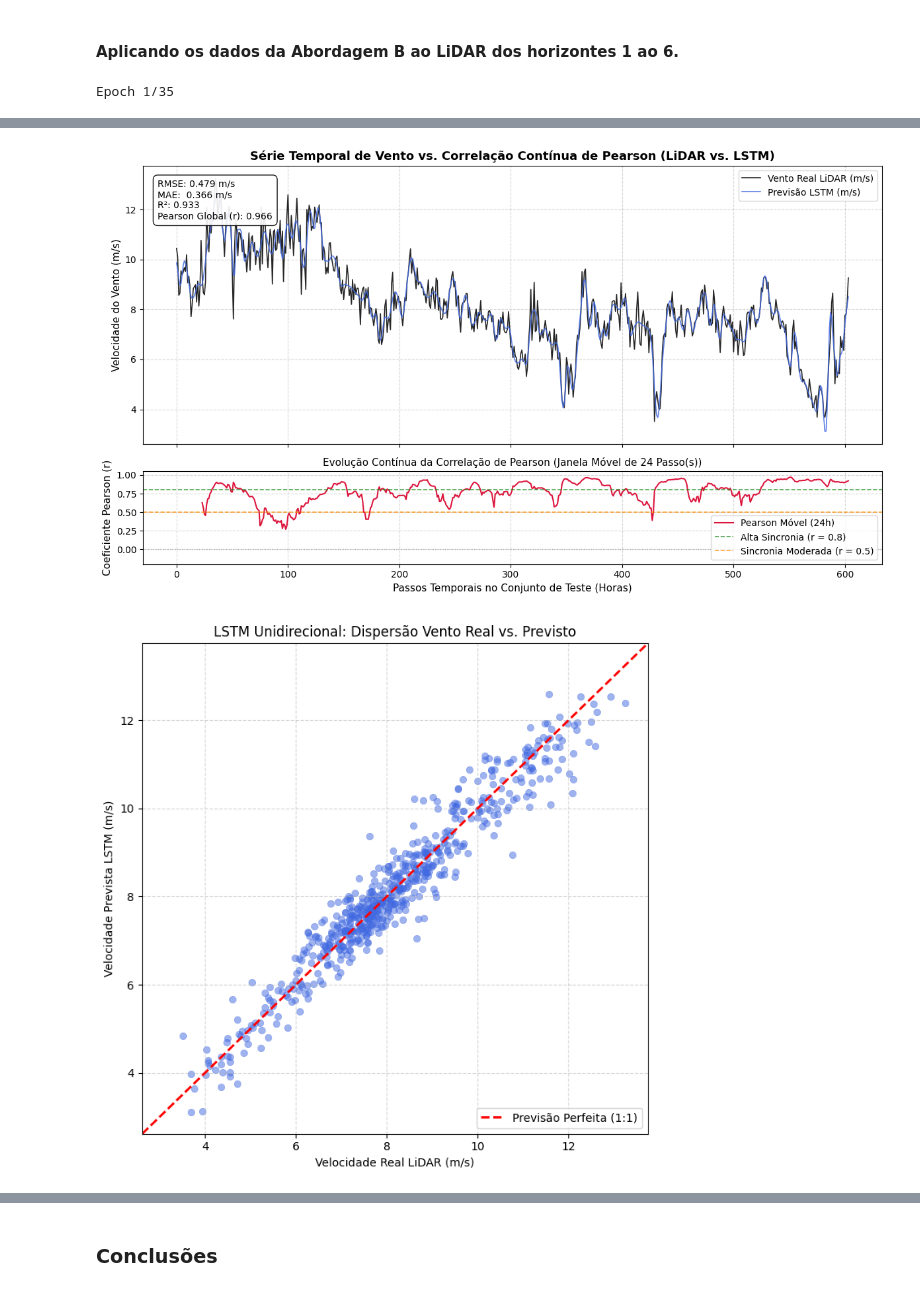
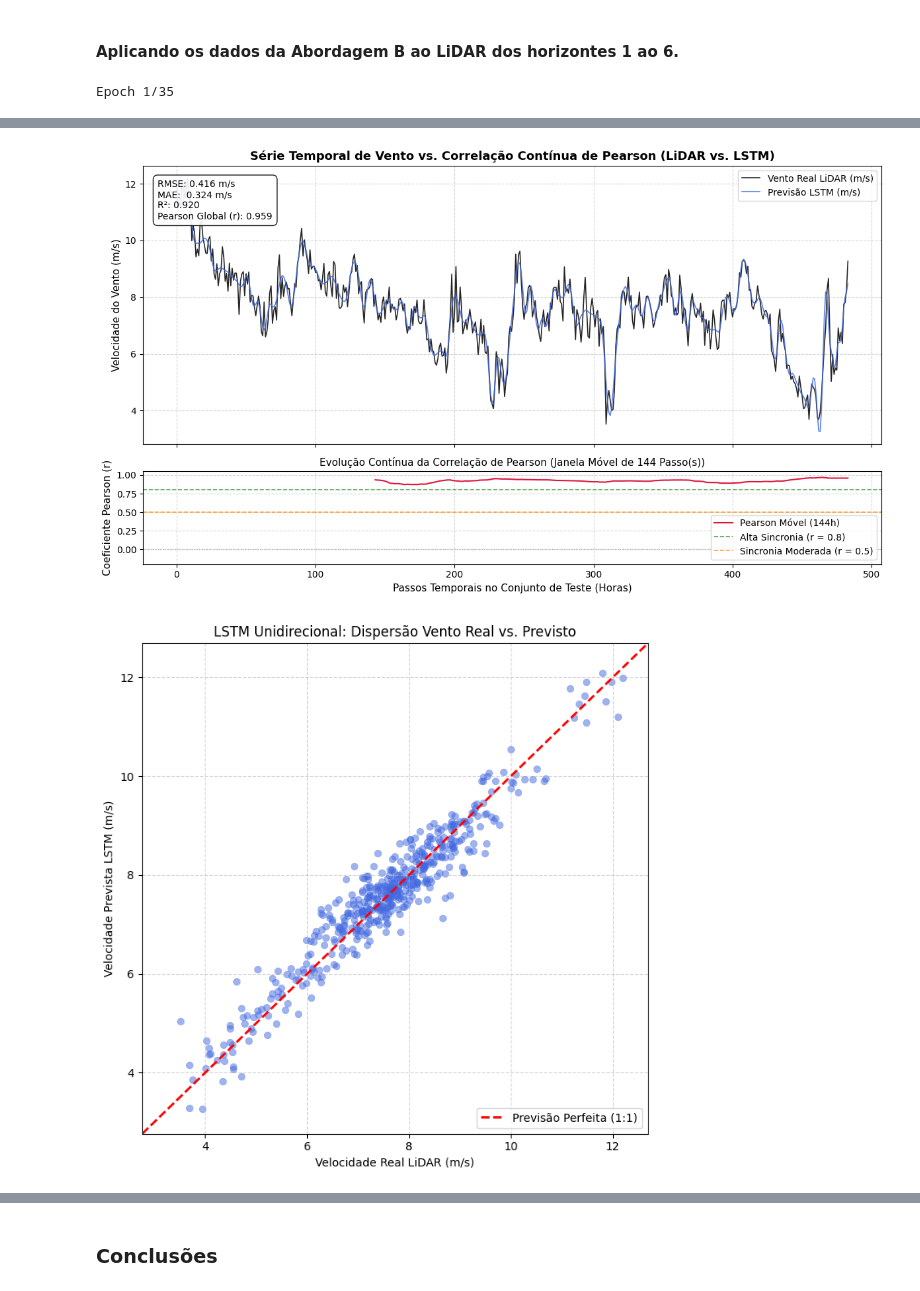
Before and after one commit to Ig0r-or/Wind-Speed-Forecasting-Using-LiDAR-ERA5-and-Deep-Learning, a Jupyter notebook: notebooks/2_1_LSTM_Unidirecional.ipynb, the cells around one changed output, grey strips where cells are left out. Drawn from its saved outputs; the diff is of its cells as text; code cells hidden in the pictures.

```diff
--- a/notebooks/2_1_LSTM_Unidirecional.ipynb
+++ b/notebooks/2_1_LSTM_Unidirecional.ipynb
@@ -479,14 +480,14 @@ y_test_raw = scaler_y.transform(test_df[[target]])
 # ==========================================
 # 3. JANELA DESLIZANTE (SLIDING WINDOW)
 # ==========================================
-def create_sequences(X_data, y_data, lookback=24):
+def create_sequences(X_data, y_data, lookback=144):
   X_out, y_out = [], []
   for i in range(len(X_data) - lookback):
     X_out.append(X_data[i : i + lookback, :])
     y_out.append(y_data[i + lookback, 0])
   return np.array(X_out), np.array(y_out)
 
-LOOKBACK = 24  # Usa as últimas 24h/timestamps para prever a hora seguinte
+LOOKBACK = 144  # Usa as últimas 24h/timestamps para prever a hora seguinte
 X_train, y_train = create_sequences(X_train_raw, y_train_raw, LOOKBACK)
 X_val, y_val = create_sequences(X_val_raw, y_val_raw, LOOKBACK)
 X_test, y_test = create_sequences(X_test_raw, y_test_raw, LOOKBACK)
@@ -494,7 +495,7 @@ X_test, y_test = create_sequences(X_test_raw, y_test_raw, LOOKBACK)
 # ==========================================
 # 4. MODELO LSTM UNIDIRECIONAL
 # ==========================================
-# O modelo está configurado para 32 batchs, de ciclos de 24 timestamps
+# O modelo está configurado para 64 batchs, de ciclos de 24 timestamps
 model = Sequential([
     LSTM(
         64, activation="tanh", input_shape=(X_train.shape[1], X_train.shape[2])
@@ -519,7 +520,7 @@ history = model.fit(
     y_train,
     validation_data=(X_val, y_val),
     epochs=35,
-    batch_size=32,
+    batch_size=64,
     callbacks=[early_stop, reduce_lr],
     verbose=1,
 )
@@ -550,8 +551,8 @@ print(
 s_real = pd.Series(y_real)
 s_pred = pd.Series(y_pred)
 
-# Define a janela de correlação (ex.: 24 passos = 24 horas na Abordagem A)
-WINDOW_CORR = 24
+# Define a janela de correlação
+WINDOW_CORR = 144
 rolling_pearson = s_real.rolling(window=WINDOW_CORR).corr(s_pred)
 
 # ==========================================
@@ -691,4 +692,4 @@ RMSE: 0.479 m/s | MAE: 0.366 m/s | R²: 0.933 | Pearson (r): 0.966
-[figure, old version]
+[figure, new version]
-[figure, old version]
+[figure, new version]
 # %%
 # ==========================================
```
Also changed, not shown: parts of 5 cells of this notebook.
